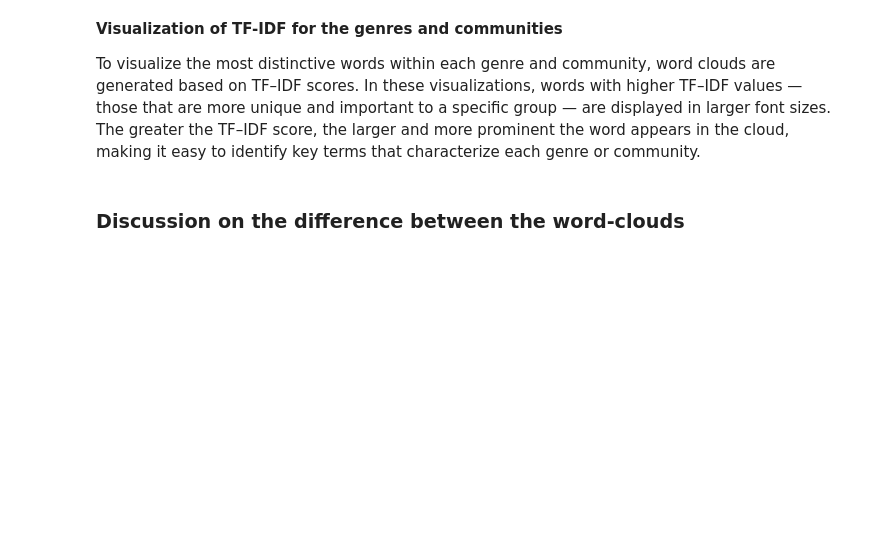
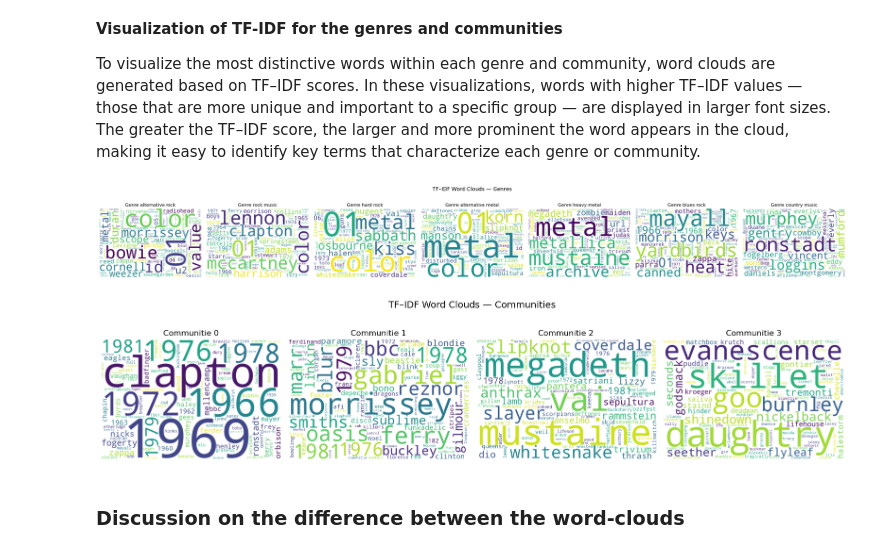
Before and after one commit to AlexJHage/Rock-band-network, a Jupyter notebook: Assignment 2 final.ipynb, the cells around one changed output. Saved outputs shown, nothing was run; the diff lists cells and outputs as text; code cells hidden in the pictures; blank space fills up the shorter version.

```diff
--- a/Assignment 2 final.ipynb
+++ b/Assignment 2 final.ipynb
@@ -792,34 +881,37 @@ from wordcloud import WordCloud
 import matplotlib.pyplot as plt
 
 def plot_tfidf_wordclouds(docs_dict, title, top_n=100):
-    vectorizer = TfidfVectorizer(stop_words='english', lowercase=True, max_features=5000)
+    vectorizer = TfidfVectorizer(stop_words='english', lowercase=True, max_features=5000, max_df=0.90)
     labels = list(docs_dict.keys())
     texts = [docs_dict[l] for l in labels]
     X = vectorizer.fit_transform(texts)
     terms = vectorizer.get_feature_names_out()
 
     fig, axes = plt.subplots(1, len(labels), figsize=(4 * len(labels), 4))
     if len(labels) == 1: axes = [axes]
 
     for i, label in enumerate(labels):
         row = X[i].toarray().flatten()
         top_idx = row.argsort()[-top_n:]
         freqs = {terms[j]: row[j] for j in top_idx}
         wc = WordCloud(width=600, height=400, background_color="white").generate_from_frequencies(freqs)
         axes[i].imshow(wc, interpolation="bilinear")
         axes[i].set_title(f"{title[:-1]} {label}", fontsize=12)
         axes[i].axis("off")
 
     plt.suptitle(f"TF–IDF Word Clouds — {title}", fontsize=14)
     plt.tight_layout()
     plt.show()
 
 # --- Plot for genres ---
 plot_tfidf_wordclouds(genre_docs, "Genres")
 
 # --- Plot for top 4 communities ---
 comm_docs_top4 = {cid: comm_docs[cid] for cid in list(comm_docs.keys())[:4]}
 plot_tfidf_wordclouds(comm_docs_top4, "Communities")
+# %% [output]
+[figure, added]
+[figure, added]
 # %% [markdown]
 ### Discussion on the difference between the word-clouds
 # %% [markdown]
```
Also changed, not shown: parts of 6 cells of this notebook.
